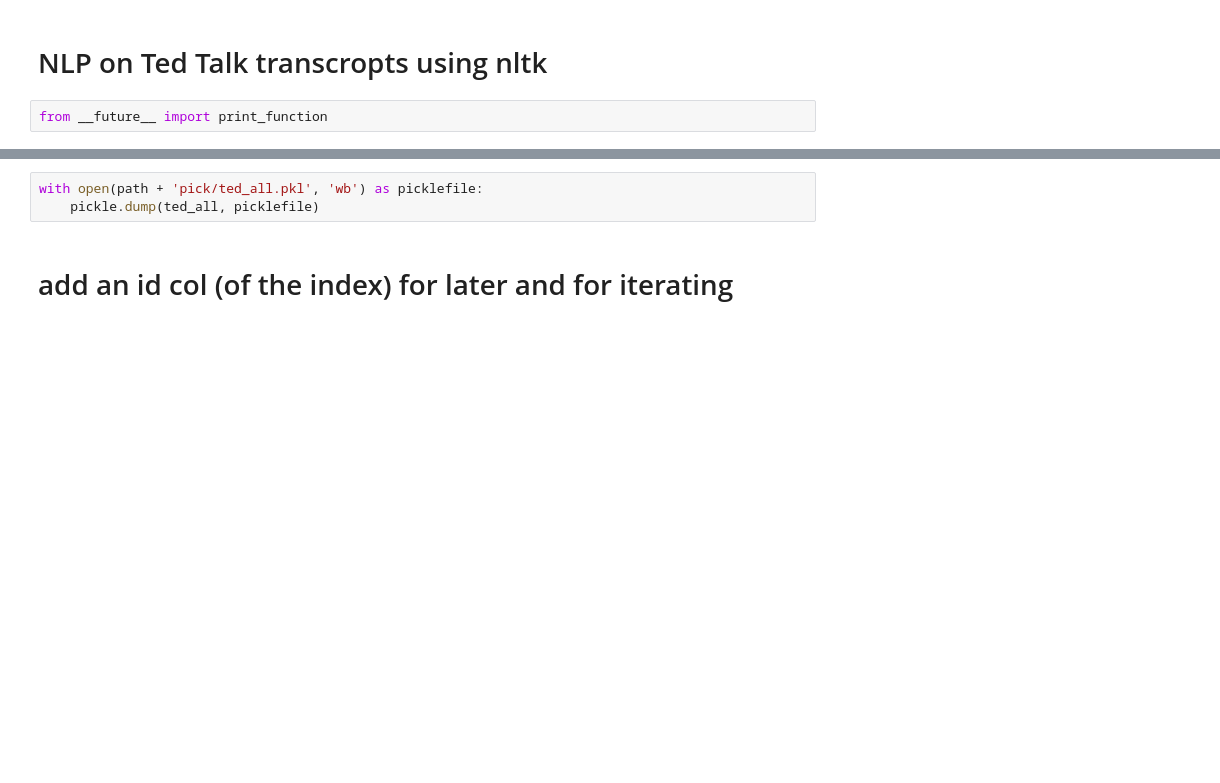
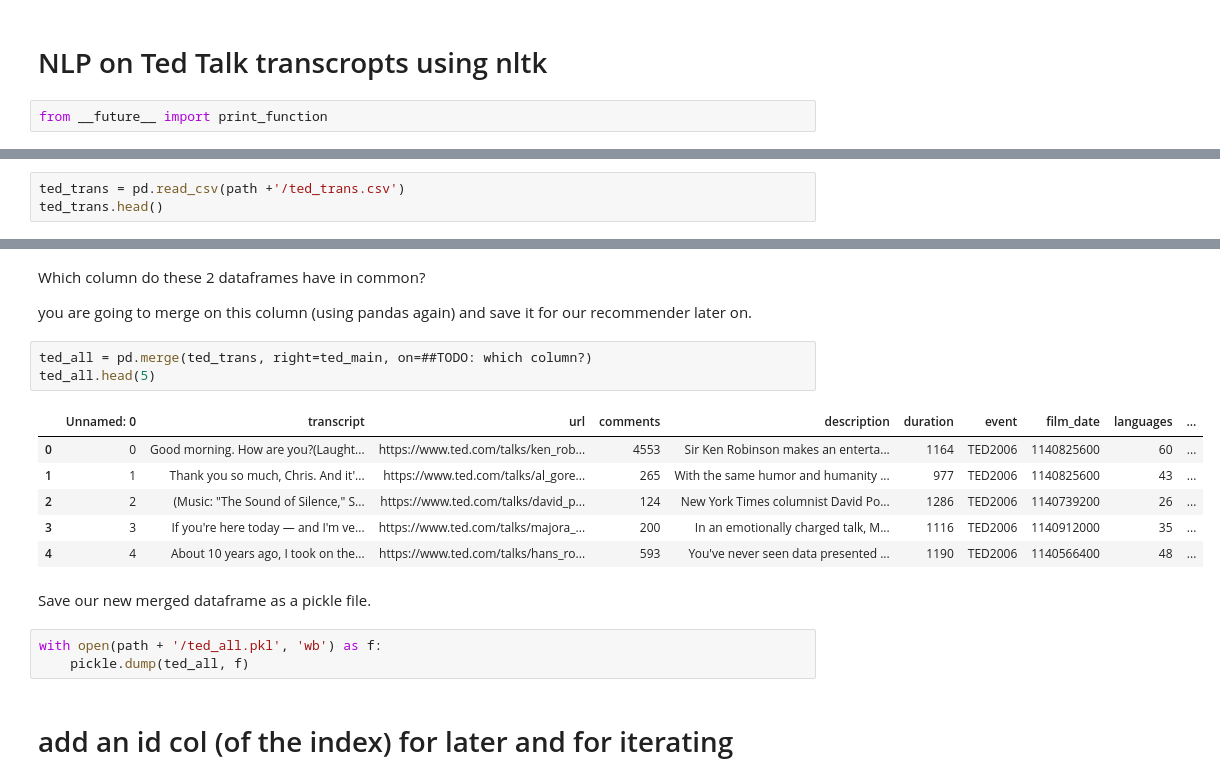
Before and after one commit to 1fmusic/jean_bartik_computing_symposium_rankin, a Jupyter notebook: ted_clean_explore.ipynb, the cells around one changed output, grey strips where cells are left out. Cells and saved outputs as stored; diff of their text form; blank space fills up the shorter version.

```diff
--- a/ted_clean_explore.ipynb
+++ b/ted_clean_explore.ipynb
@@ -51,0 +60,3 @@ ted_all.head(5)
+# %%
+ted_trans = pd.read_csv(path +'/ted_trans.csv')
+ted_trans.head()
@@ -52,6 +70,22 @@ ted_all.head(5)
+# %% [markdown]
+Which column do these 2 dataframes have in common?
+
+you are going to merge on this column (using pandas again) and save it for our recommender later on.
+# %%
+ted_all = pd.merge(ted_trans, right=ted_main, on=##TODO: which column?)
+ted_all.head(5)
+# %% [output]
+|  | Unnamed: 0 | transcript | url | comments | description | duration | event | film_date | languages | ... |
+| 0 | 0 | Good morning. How are you?(Laught... | https://www.ted.com/talks/ken_rob... | 4553 | Sir Ken Robinson makes an enterta... | 1164 | TED2006 | 1140825600 | 60 | ... |
+| 1 | 1 | Thank you so much, Chris. And it'... | https://www.ted.com/talks/al_gore... | 265 | With the same humor and humanity ... | 977 | TED2006 | 1140825600 | 43 | ... |
+| 2 | 2 | (Music: "The Sound of Silence," S... | https://www.ted.com/talks/david_p... | 124 | New York Times columnist David Po... | 1286 | TED2006 | 1140739200 | 26 | ... |
+| 3 | 3 | If you're here today — and I'm ve... | https://www.ted.com/talks/majora_... | 200 | In an emotionally charged talk, M... | 1116 | TED2006 | 1140912000 | 35 | ... |
+| 4 | 4 | About 10 years ago, I took on the... | https://www.ted.com/talks/hans_ro... | 593 | You've never seen data presented ... | 1190 | TED2006 | 1140566400 | 48 | ... |
+# %% [markdown]
+Save our new merged dataframe as a pickle file.
 # %%
-with open(path + 'pick/ted_all.pkl', 'wb') as picklefile:
-    pickle.dump(ted_all, picklefile)
+with open(path + '/ted_all.pkl', 'wb') as f:
+    pickle.dump(ted_all, f)
 # %% [markdown]
 # add an id col (of the index) for later and for iterating
 # %%
```
Also changed, not shown: parts of 15 cells of this notebook, 8 other files.
